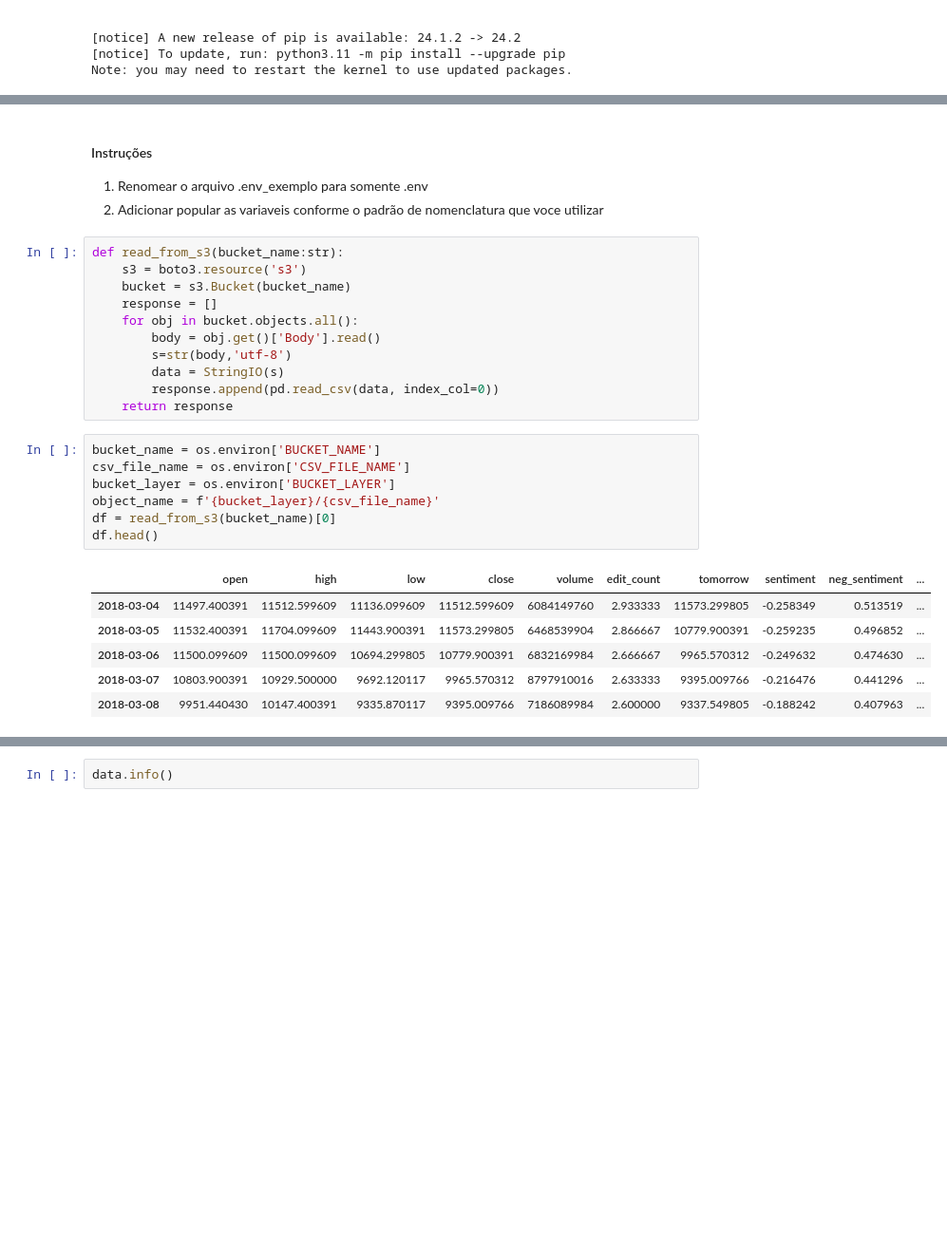
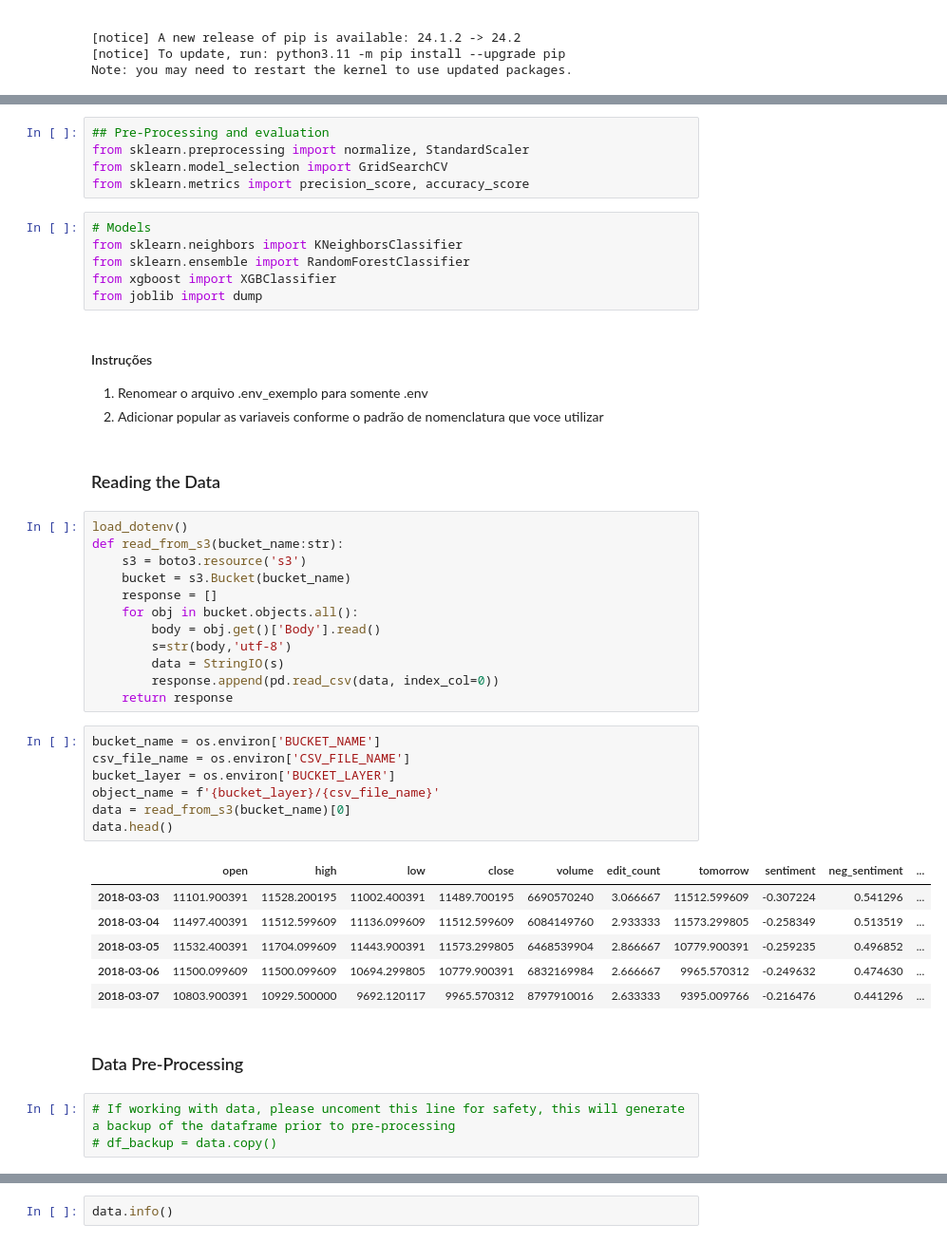
Before and after one commit to marcosnataqs/bitcoin_trend_prediction, a Jupyter notebook: ml_model_training/btc_trend_prediction_model.ipynb, the cells around one changed output, grey strips where cells are left out. Shown at 95% size. Saved outputs shown, nothing was run; the diff lists cells and outputs as text; blank space fills up the shorter version.

```diff
--- a/ml_model_training/btc_trend_prediction_model.ipynb
+++ b/ml_model_training/btc_trend_prediction_model.ipynb
@@ -41,9 +32,23 @@ True
+# %%
+## Pre-Processing and evaluation
+from sklearn.preprocessing import normalize, StandardScaler
+from sklearn.model_selection import GridSearchCV
+from sklearn.metrics import precision_score, accuracy_score
+# %%
+# Models
+from sklearn.neighbors import KNeighborsClassifier
+from sklearn.ensemble import RandomForestClassifier
+from xgboost import XGBClassifier
+from joblib import dump
 # %% [markdown]
 #### Instruções
 
 1. Renomear o arquivo .env_exemplo para somente .env
 2. Adicionar popular as variaveis conforme o padrão de nomenclatura que voce utilizar
+# %% [markdown]
+### Reading the Data
 # %%
+load_dotenv()
 def read_from_s3(bucket_name:str):
     s3 = boto3.resource('s3')
     bucket = s3.Bucket(bucket_name)
@@ -57,14 +62,19 @@ def read_from_s3(bucket_name:str):
 # %%
 bucket_name = os.environ['BUCKET_NAME']
 csv_file_name = os.environ['CSV_FILE_NAME']
 bucket_layer = os.environ['BUCKET_LAYER']
 object_name = f'{bucket_layer}/{csv_file_name}'
-df = read_from_s3(bucket_name)[0]
-df.head()
+data = read_from_s3(bucket_name)[0]
+data.head()
 # %% [output]
 |  | open | high | low | close | volume | edit_count | tomorrow | sentiment | neg_sentiment | ... |
+| 2018-03-03 | 11101.900391 | 11528.200195 | 11002.400391 | 11489.700195 | 6690570240 | 3.066667 | 11512.599609 | -0.307224 | 0.541296 | ... |
 | 2018-03-04 | 11497.400391 | 11512.599609 | 11136.099609 | 11512.599609 | 6084149760 | 2.933333 | 11573.299805 | -0.258349 | 0.513519 | ... |
 | 2018-03-05 | 11532.400391 | 11704.099609 | 11443.900391 | 11573.299805 | 6468539904 | 2.866667 | 10779.900391 | -0.259235 | 0.496852 | ... |
 | 2018-03-06 | 11500.099609 | 11500.099609 | 10694.299805 | 10779.900391 | 6832169984 | 2.666667 | 9965.570312 | -0.249632 | 0.474630 | ... |
 | 2018-03-07 | 10803.900391 | 10929.500000 | 9692.120117 | 9965.570312 | 8797910016 | 2.633333 | 9395.009766 | -0.216476 | 0.441296 | ... |
-| 2018-03-08 | 9951.440430 | 10147.400391 | 9335.870117 | 9395.009766 | 7186089984 | 2.600000 | 9337.549805 | -0.188242 | 0.407963 | ... |
+# %% [markdown]
+### Data Pre-Processing
+# %%
+# If working with data, please uncoment this line for safety, this will generate a backup of the dataframe prior to pre-processing
+# df_backup = data.copy()
```
Also changed, not shown: parts of 56 cells of this notebook.
